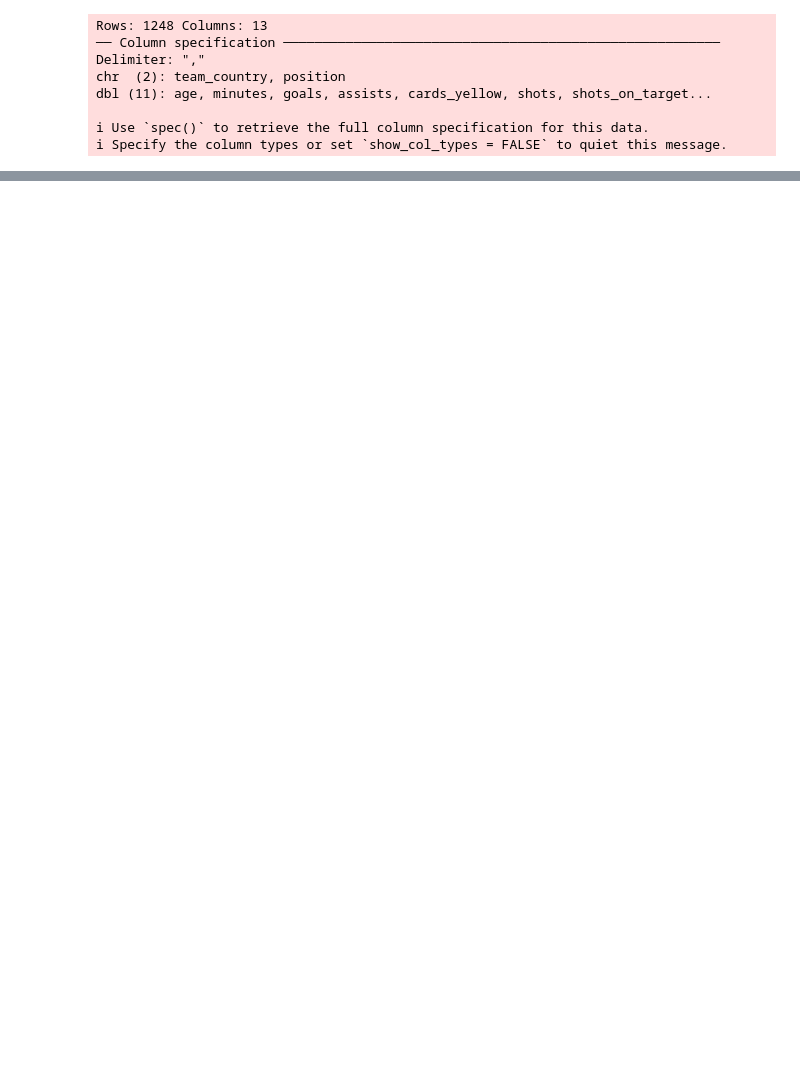
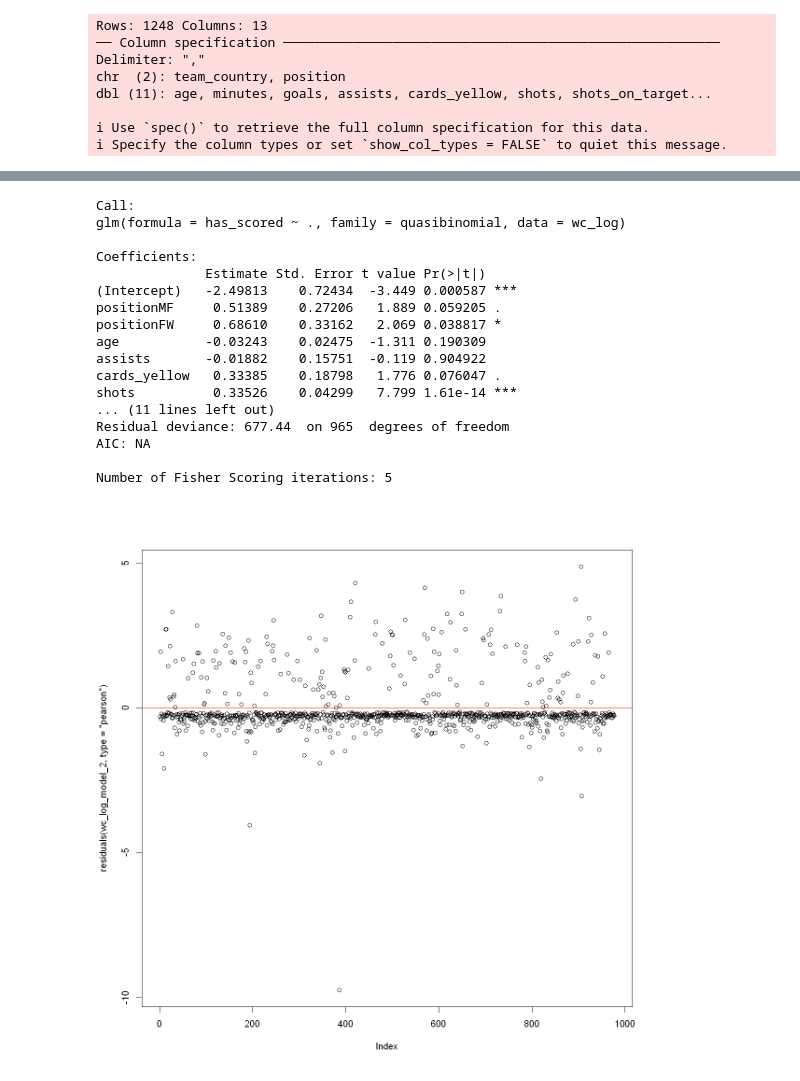
Before and after one commit to romansinkus/stat-301-project, a Jupyter notebook: Norman/Model.ipynb, the cells around one changed output, grey strips where cells are left out. Cells and saved outputs as stored; diff of their text form; code cells hidden in the pictures; blank space fills up the shorter version.

```diff
--- a/Norman/Model.ipynb
+++ b/Norman/Model.ipynb
@@ -86,0 +176,27 @@ A tibble: 16 × 5
+# %%
+## Quasibinomial family log model
+
+# Residuals
+plot(residuals(wc_log_model_2, type = "pearson"))
+abline(h = 0, col = "red")
+
+summary(wc_log_model_2)
+# %% [output]
+Call:
+glm(formula = has_scored ~ ., family = quasibinomial, data = wc_log)
+
+Coefficients:
+              Estimate Std. Error t value Pr(>|t|)
+(Intercept)   -2.49813    0.72434  -3.449 0.000587 ***
+positionMF     0.51389    0.27206   1.889 0.059205 .
+positionFW     0.68610    0.33162   2.069 0.038817 *
+age           -0.03243    0.02475  -1.311 0.190309
+assists       -0.01882    0.15751  -0.119 0.904922
+cards_yellow   0.33385    0.18798   1.776 0.076047 .
+shots          0.33526    0.04299   7.799 1.61e-14 ***
+... (11 lines left out)
+Residual deviance: 677.44  on 965  degrees of freedom
+AIC: NA
+
+Number of Fisher Scoring iterations: 5
+[figure, added]
```
Also changed, not shown: parts of 16 cells of this notebook.
